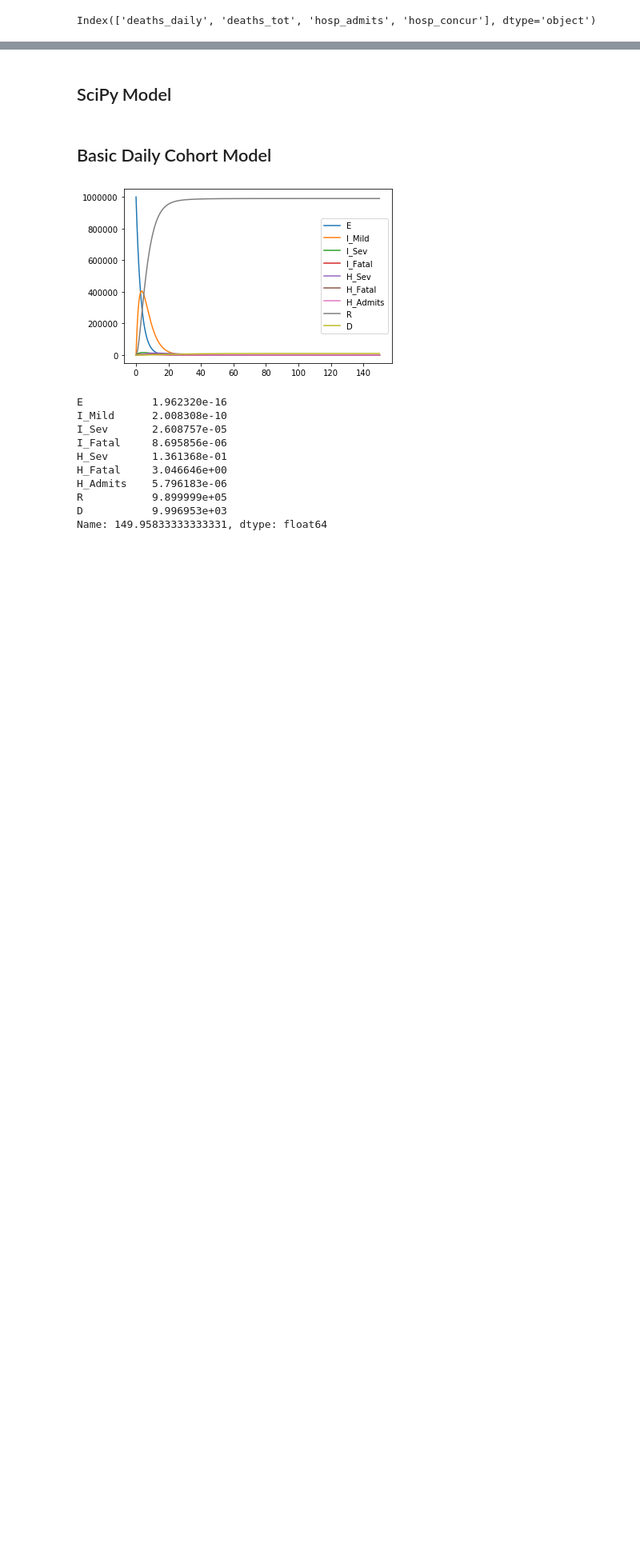
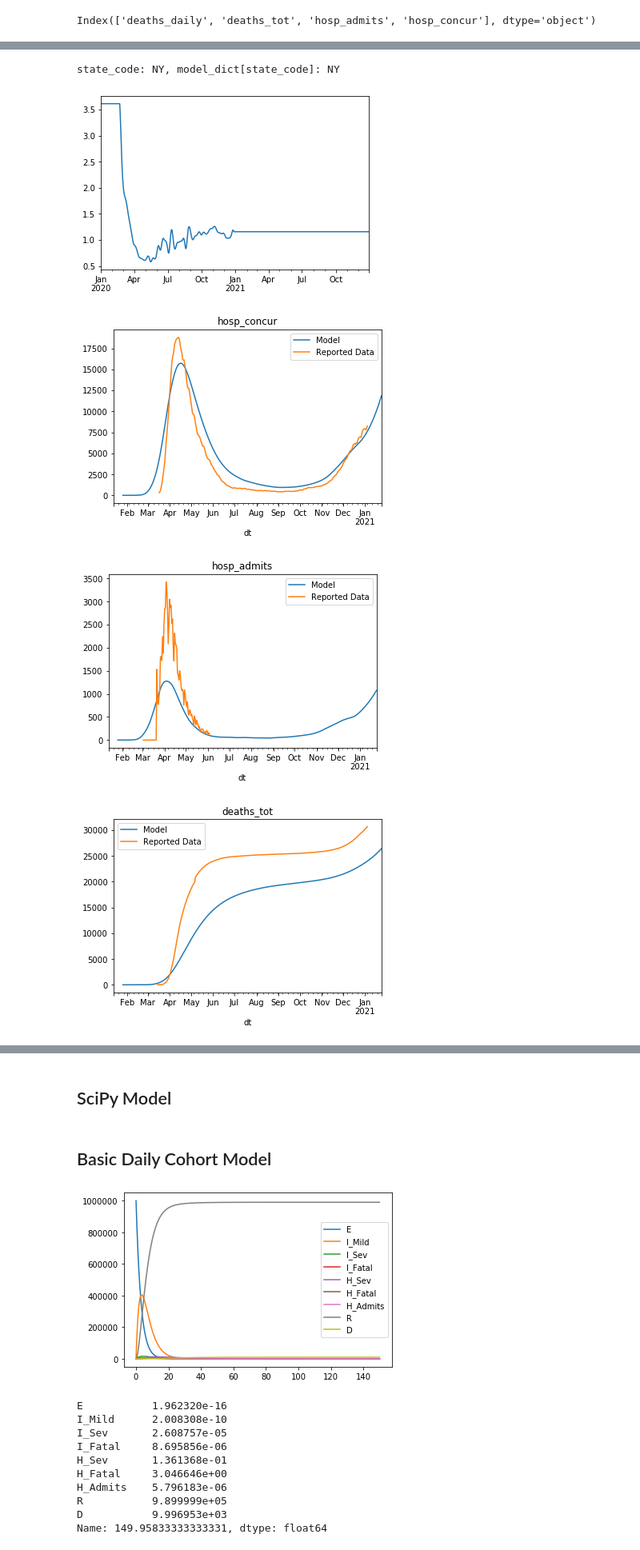
Before and after one commit to donnellymjd/coronita, a Jupyter notebook: SEIRDSModelUpdateDev.ipynb, the cells around one changed output, grey strips where cells are left out. Shown at 80% size. Saved outputs shown, nothing was run; the diff lists cells and outputs as text; code cells hidden in the pictures; blank space fills up the shorter version.

```diff
--- a/SEIRDSModelUpdateDev.ipynb
+++ b/SEIRDSModelUpdateDev.ipynb
@@ -538,0 +611,12 @@ Name: 2021-01-24 00:00:00, dtype: float64
+# %%
+state_results = {}
+# %%
+%%time
+state_code = 'NY'
+state_results[state_code] = param_min_sequence(state_code, allstate_model_dicts)
+# %% [output]
+state_code: NY, model_dict[state_code]: NY
+[figure, added]
+[figure, added]
+[figure, added]
+[figure, added]
```
Also changed, not shown: parts of 19 cells of this notebook.
